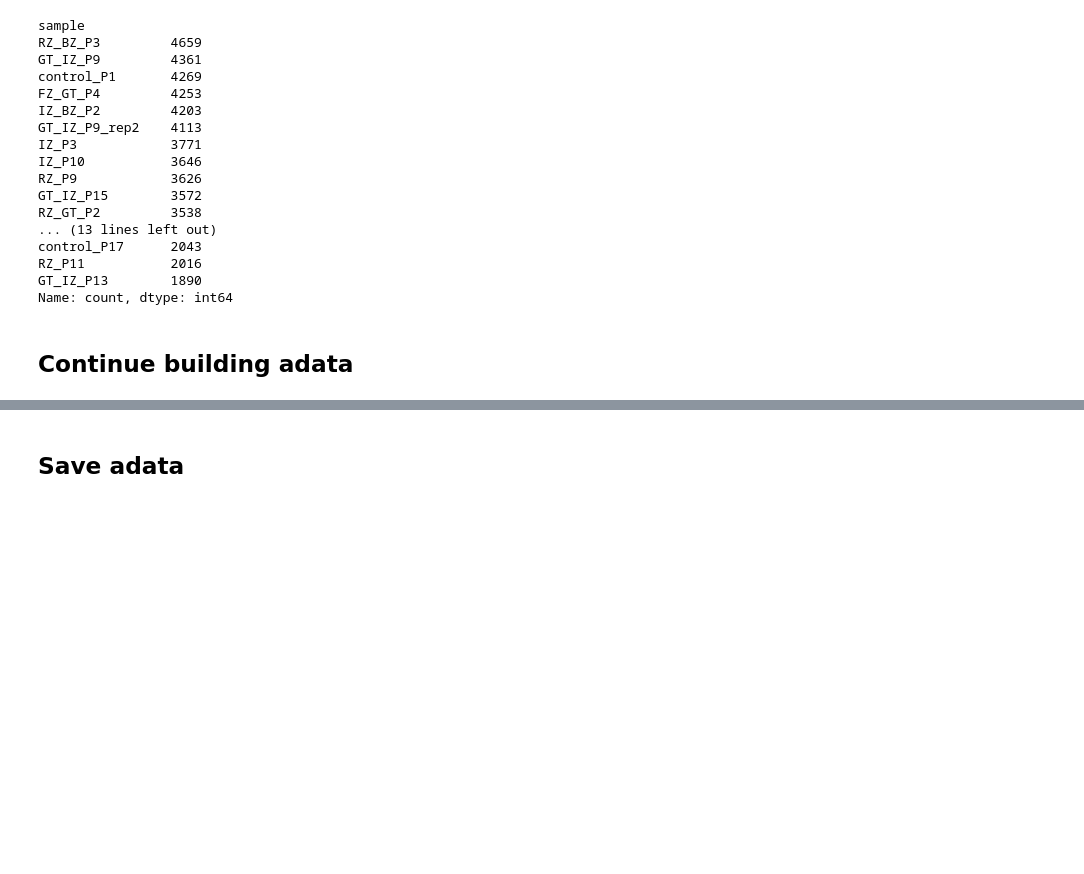
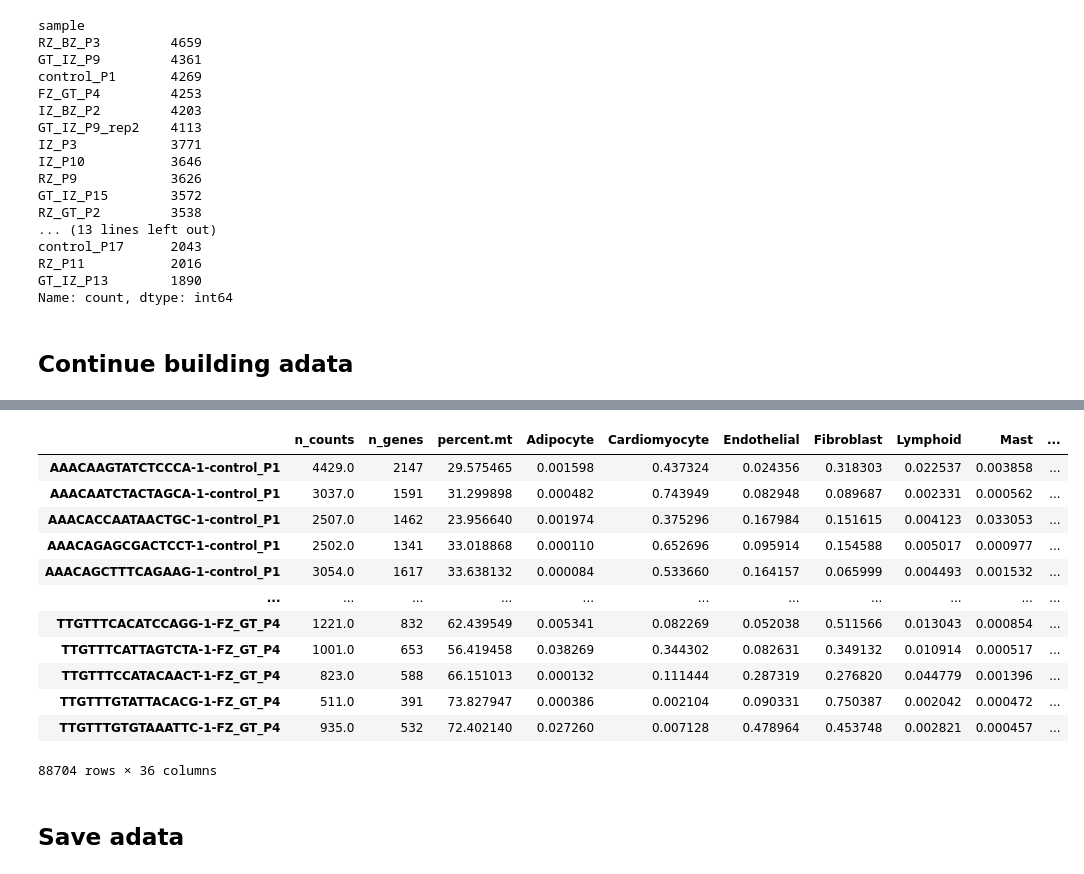
Before and after one commit to theislab/graphcompass, a Jupyter notebook: notebooks/processing/processing_visium.ipynb, the cells around one changed output, grey strips where cells are left out. Cells and saved outputs as stored; diff of their text form; code cells hidden in the pictures; blank space fills up the shorter version.

Commit message:
Add metadata

````diff
--- a/notebooks/processing/processing_visium.ipynb
+++ b/notebooks/processing/processing_visium.ipynb
@@ -19,7 +20,8 @@ ad.__version__
 Download the Visium data from https://zenodo.org/records/6578047.
 Download all files whose names start with "Visium" and place them in the ```processed``` folder within the user-specified working directory (```WD```).
 # %%
-WD = "/data/visium_heart"  # change as needed
+# WD = "/data/visium_heart"  # change as needed
+WD = "/dss/dssfs02/lwp-dss-0001/pn36po/pn36po-dss-0001/di93vel/visium_heart"
 # %%
 input_dir = os.path.join(WD, "processed")
 
@@ -157,0 +164,7 @@ adata_combined.obsm['spatial'] = adata_combined.obsm['X_spatial'].copy()
+# %%
+metadata = pd.read_csv(os.path.join(WD, 'metadata-Visium.csv'))
+
+# Note that no processed data is available for the hca_sample_id ACH0021.
+metadata = metadata[metadata['hca_sample_id'] != 'ACH0021']
+metadata = metadata.drop_duplicates()
+metadata
@@ -158,3 +189,30 @@ adata_combined.obsm['spatial'] = adata_combined.obsm['X_spatial'].copy()
+# %%
+# Replace '/' with '_' in patient_region_id to match the sample naming convention in adata_combined.obs
+metadata['patient_region_id'] = metadata['patient_region_id'].str.replace('/', '_', regex=False)
+metadata_indexed = metadata.set_index('patient_region_id')
+# %%
+# Match metadata rows to adata_combined.obs by sample name (which corresponds to patient_region_id)
+matched_metadata = metadata_indexed.loc[adata_combined.obs['sample']]
+
+# Add 'patient' and 'batch' columns from metadata to adata_combined.obs, preserving spot order
+adata_combined.obs['patient'] = matched_metadata['patient'].values
+adata_combined.obs['batch'] = matched_metadata['batch'].values
+adata_combined.obs['hca_sample_id'] = matched_metadata['hca_sample_id'].values
+adata_combined.obs
+# %% [output]
+|  | n_counts | n_genes | percent.mt | Adipocyte | Cardiomyocyte | Endothelial | Fibroblast | Lymphoid | Mast | ... |
+| AAACAAGTATCTCCCA-1-control_P1 | 4429.0 | 2147 | 29.575465 | 0.001598 | 0.437324 | 0.024356 | 0.318303 | 0.022537 | 0.003858 | ... |
+| AAACAATCTACTAGCA-1-control_P1 | 3037.0 | 1591 | 31.299898 | 0.000482 | 0.743949 | 0.082948 | 0.089687 | 0.002331 | 0.000562 | ... |
+| AAACACCAATAACTGC-1-control_P1 | 2507.0 | 1462 | 23.956640 | 0.001974 | 0.375296 | 0.167984 | 0.151615 | 0.004123 | 0.033053 | ... |
+| AAACAGAGCGACTCCT-1-control_P1 | 2502.0 | 1341 | 33.018868 | 0.000110 | 0.652696 | 0.095914 | 0.154588 | 0.005017 | 0.000977 | ... |
+| AAACAGCTTTCAGAAG-1-control_P1 | 3054.0 | 1617 | 33.638132 | 0.000084 | 0.533660 | 0.164157 | 0.065999 | 0.004493 | 0.001532 | ... |
+| ... | ... | ... | ... | ... | ... | ... | ... | ... | ... | ... |
+| TTGTTTCACATCCAGG-1-FZ_GT_P4 | 1221.0 | 832 | 62.439549 | 0.005341 | 0.082269 | 0.052038 | 0.511566 | 0.013043 | 0.000854 | ... |
+| TTGTTTCATTAGTCTA-1-FZ_GT_P4 | 1001.0 | 653 | 56.419458 | 0.038269 | 0.344302 | 0.082631 | 0.349132 | 0.010914 | 0.000517 | ... |
+| TTGTTTCCATACAACT-1-FZ_GT_P4 | 823.0 | 588 | 66.151013 | 0.000132 | 0.111444 | 0.287319 | 0.276820 | 0.044779 | 0.001396 | ... |
+| TTGTTTGTATTACACG-1-FZ_GT_P4 | 511.0 | 391 | 73.827947 | 0.000386 | 0.002104 | 0.090331 | 0.750387 | 0.002042 | 0.000472 | ... |
+| TTGTTTGTGTAAATTC-1-FZ_GT_P4 | 935.0 | 532 | 72.402140 | 0.027260 | 0.007128 | 0.478964 | 0.453748 | 0.002821 | 0.000457 | ... |
+88704 rows × 36 columns
 # %% [markdown]
 ## Save adata
 # %%
````
Also changed, not shown: parts of 5 cells of this notebook.
